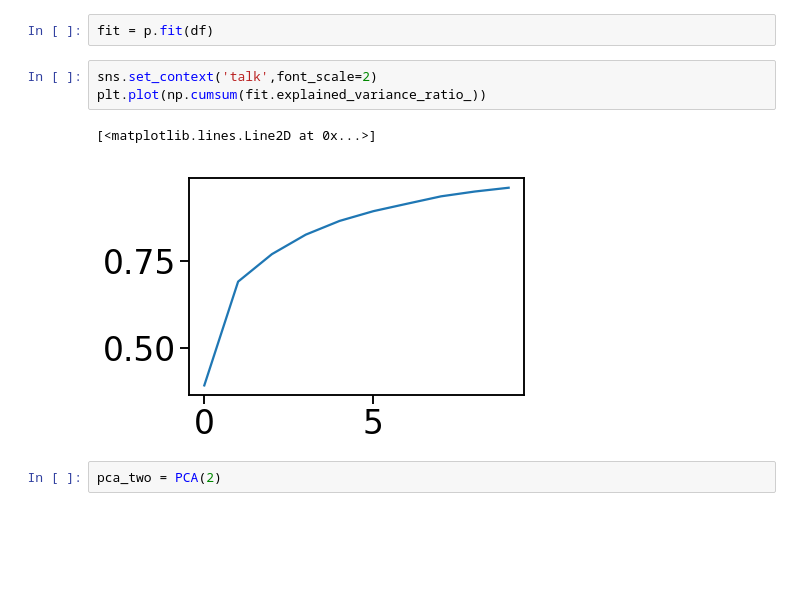
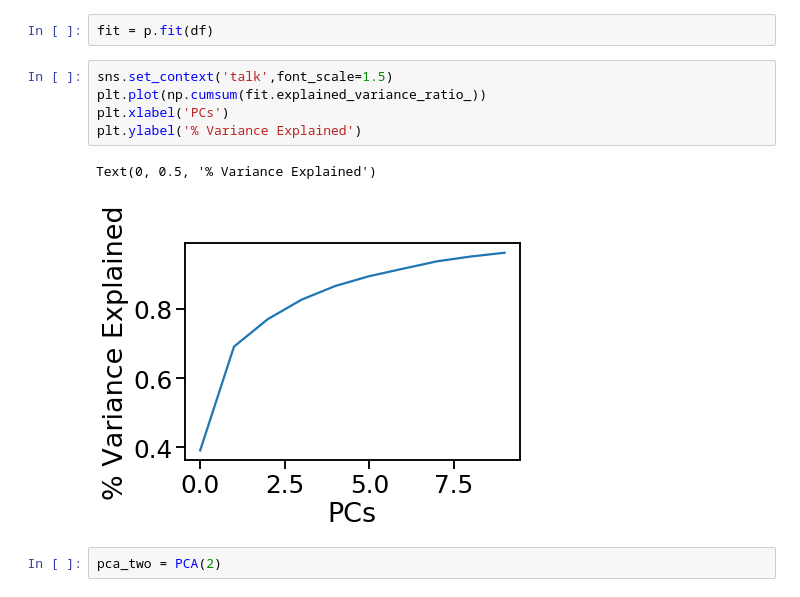
Before and after one commit to NCBI-Hackathons/RNA-Seq-in-the-Cloud, a Jupyter notebook: Expression/dan/exploratory_data.ipynb, the cells around one changed output. Saved outputs shown, nothing was run; the diff lists cells and outputs as text; blank space fills up the shorter version.

```diff
--- a/Expression/dan/exploratory_data.ipynb
+++ b/Expression/dan/exploratory_data.ipynb
@@ -35,11 +35,13 @@ df = df.T
 # %%
 fit = p.fit(df)
 # %%
-sns.set_context('talk',font_scale=2)
+sns.set_context('talk',font_scale=1.5)
 plt.plot(np.cumsum(fit.explained_variance_ratio_))
+plt.xlabel('PCs')
+plt.ylabel('% Variance Explained')
 # %% [output]
-[<matplotlib.lines.Line2D at 0x...>]
+Text(0, 0.5, '% Variance Explained')
-[figure, old version]
+[figure, new version]
 # %%
 pca_two = PCA(2)
 # %%
```
